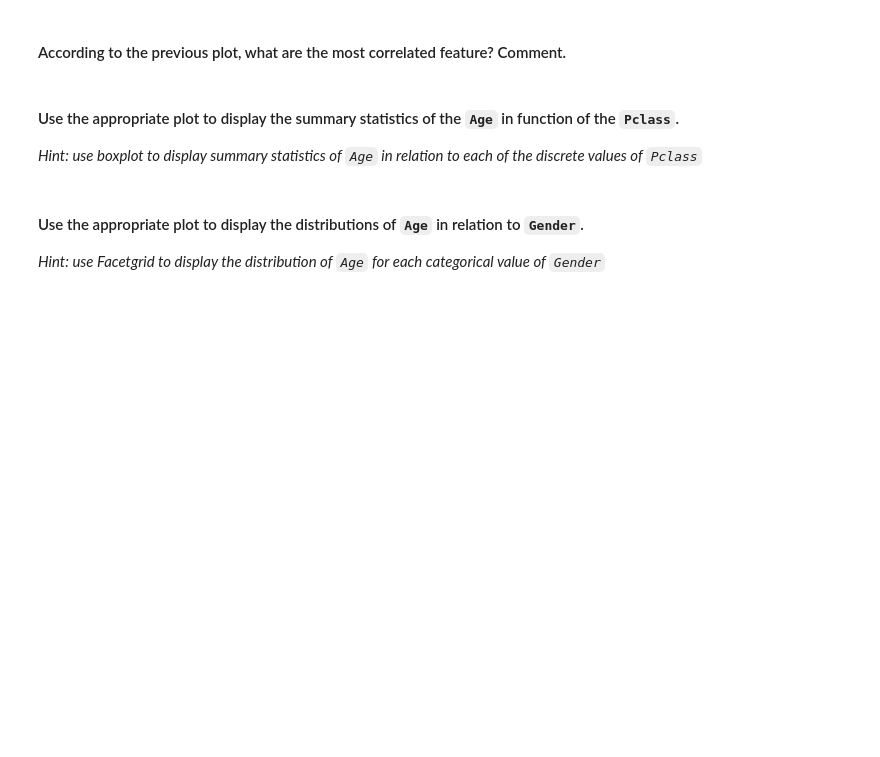
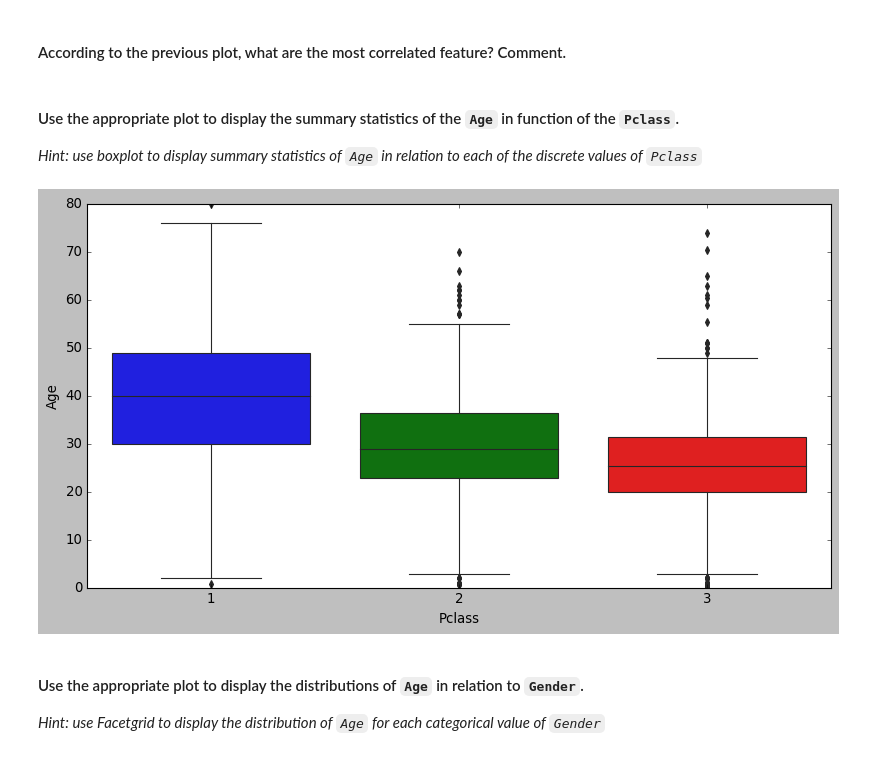
Before and after one commit to Ironhack-Part-Time-Enero2022/lab-visualization-extra, a Jupyter notebook: challenge-2.ipynb, the cells around one changed output. Drawn from its saved outputs; the diff is of its cells as text; code cells hidden in the pictures; blank space fills up the shorter version.

```diff
--- a/challenge-2.ipynb
+++ b/challenge-2.ipynb
@@ -216,3 +214,7 @@ tabla_matrix = sns.heatmap(titanic.corr(), annot=True)
+# %%
+tabla_age_pclass = sns.boxplot(x='Pclass', y='Age', data=titanic)
+# %% [output]
+[figure, added]
 # %% [markdown]
 #### Use the appropriate plot to display the distributions of  `Age` in relation to  `Gender`.
 
```
Also changed, not shown: parts of 3 cells of this notebook.
